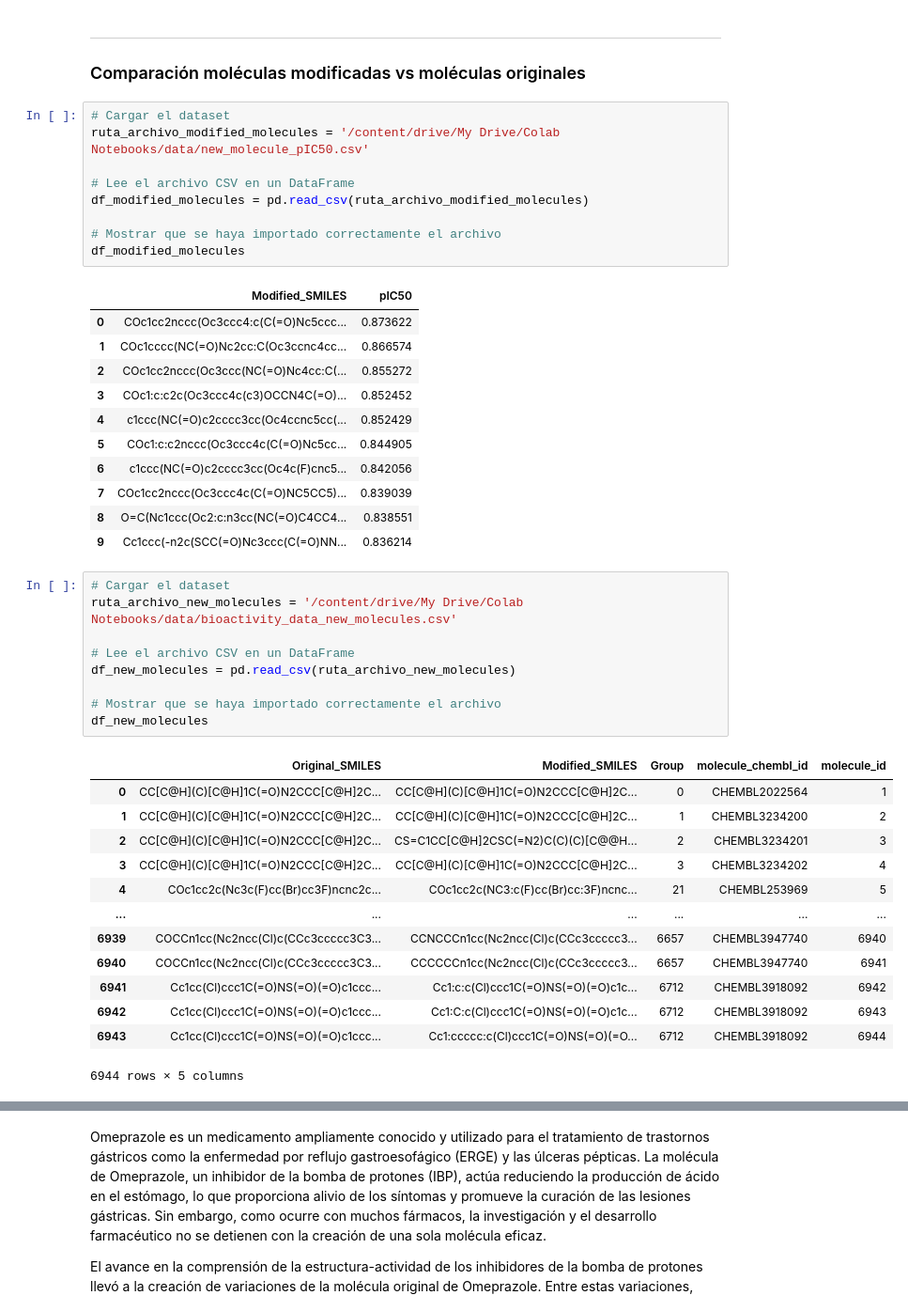
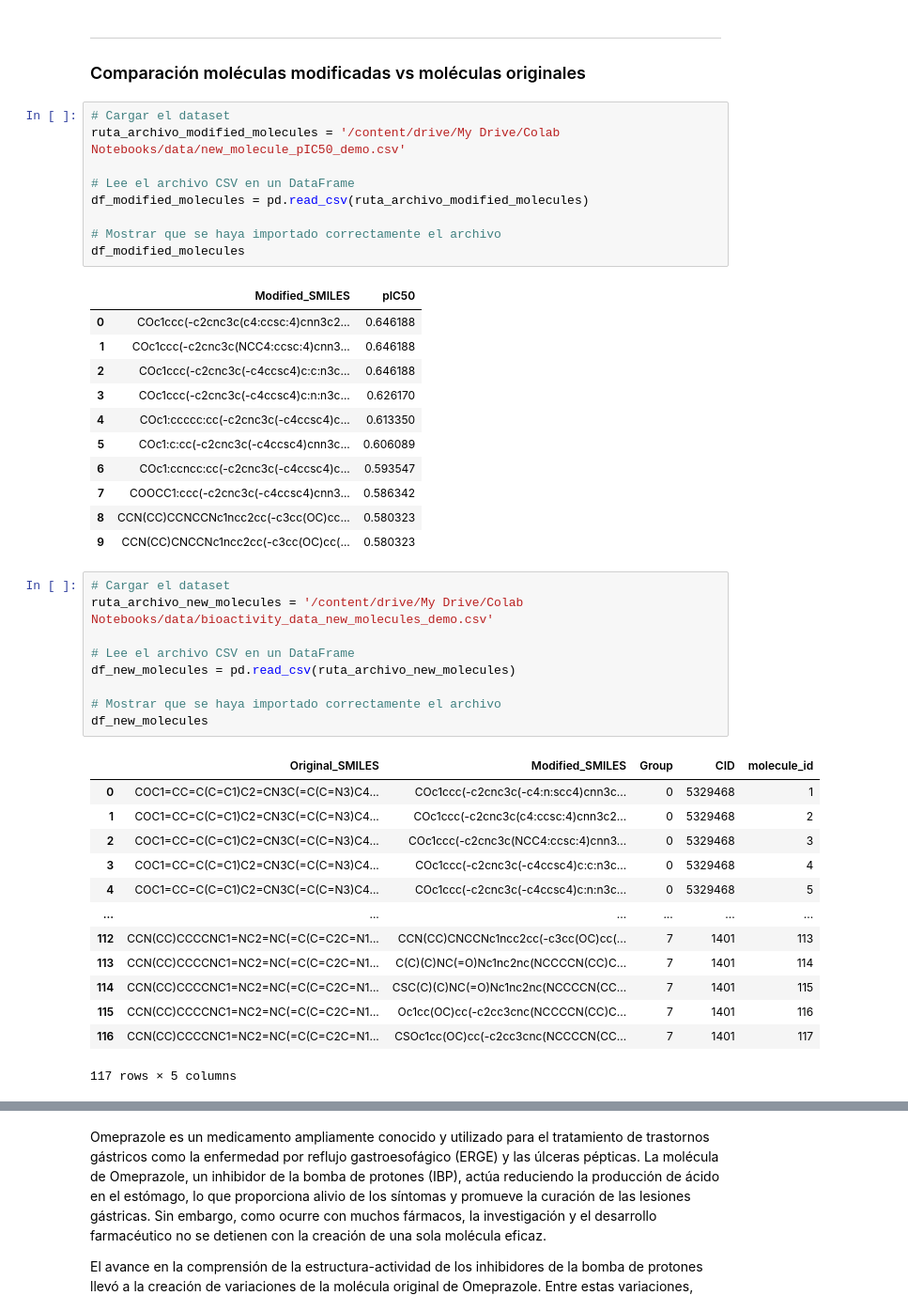
Before and after one commit to rromerov/Proyecto_Integrador, a Jupyter notebook: Demo/Demo.12.ipynb, the cells around one changed output, grey strips where cells are left out. Shown at 94% size. Cells and saved outputs as stored; diff of their text form.

```diff
--- a/Demo/Demo.12.ipynb
+++ b/Demo/Demo.12.ipynb
@@ -1506,7 +640,7 @@ updating: content/drive/My Drive/Colab Notebooks/data/new_molecule_pIC50.csv (de
 ### Comparación moléculas modificadas vs moléculas originales
 # %%
 # Cargar el dataset
-ruta_archivo_modified_molecules = '/content/drive/My Drive/Colab Notebooks/data/new_molecule_pIC50.csv'
+ruta_archivo_modified_molecules = '/content/drive/My Drive/Colab Notebooks/data/new_molecule_pIC50_demo.csv'
 
 # Lee el archivo CSV en un DataFrame
 df_modified_molecules = pd.read_csv(ruta_archivo_modified_molecules)
@@ -1515,39 +649,39 @@ df_modified_molecules = pd.read_csv(ruta_archivo_modified_molecules)
 df_modified_molecules
 # %% [output]
 |  | Modified_SMILES | pIC50 |
-| 0 | COc1cc2nccc(Oc3ccc4:c(C(=O)Nc5ccc... | 0.873622 |
-| 1 | COc1cccc(NC(=O)Nc2cc:C(Oc3ccnc4cc... | 0.866574 |
-| 2 | COc1cc2nccc(Oc3ccc(NC(=O)Nc4cc:C(... | 0.855272 |
-| 3 | COc1:c:c2c(Oc3ccc4c(c3)OCCN4C(=O)... | 0.852452 |
-| 4 | c1ccc(NC(=O)c2cccc3cc(Oc4ccnc5cc(... | 0.852429 |
-| 5 | COc1:c:c2nccc(Oc3ccc4c(C(=O)Nc5cc... | 0.844905 |
-| 6 | c1ccc(NC(=O)c2cccc3cc(Oc4c(F)cnc5... | 0.842056 |
-| 7 | COc1cc2nccc(Oc3ccc4c(C(=O)NC5CC5)... | 0.839039 |
-| 8 | O=C(Nc1ccc(Oc2:c:n3cc(NC(=O)C4CC4... | 0.838551 |
-| 9 | Cc1ccc(-n2c(SCC(=O)Nc3ccc(C(=O)NN... | 0.836214 |
+| 0 | COc1ccc(-c2cnc3c(c4:ccsc:4)cnn3c2... | 0.646188 |
+| 1 | COc1ccc(-c2cnc3c(NCC4:ccsc:4)cnn3... | 0.646188 |
+| 2 | COc1ccc(-c2cnc3c(-c4ccsc4)c:c:n3c... | 0.646188 |
+| 3 | COc1ccc(-c2cnc3c(-c4ccsc4)c:n:n3c... | 0.626170 |
+| 4 | COc1:ccccc:cc(-c2cnc3c(-c4ccsc4)c... | 0.613350 |
+| 5 | COc1:c:cc(-c2cnc3c(-c4ccsc4)cnn3c... | 0.606089 |
+| 6 | COc1:ccncc:cc(-c2cnc3c(-c4ccsc4)c... | 0.593547 |
+| 7 | COOCC1:ccc(-c2cnc3c(-c4ccsc4)cnn3... | 0.586342 |
+| 8 | CCN(CC)CCNCCNc1ncc2cc(-c3cc(OC)cc... | 0.580323 |
+| 9 | CCN(CC)CNCCNc1ncc2cc(-c3cc(OC)cc(... | 0.580323 |
 # %%
 # Cargar el dataset
-ruta_archivo_new_molecules = '/content/drive/My Drive/Colab Notebooks/data/bioactivity_data_new_molecules.csv'
+ruta_archivo_new_molecules = '/content/drive/My Drive/Colab Notebooks/data/bioactivity_data_new_molecules_demo.csv'
 
 # Lee el archivo CSV en un DataFrame
 df_new_molecules = pd.read_csv(ruta_archivo_new_molecules)
 
 # Mostrar que se haya importado correctamente el archivo
 df_new_molecules
 # %% [output]
-|  | Original_SMILES | Modified_SMILES | Group | molecule_chembl_id | molecule_id |
-| 0 | CC[C@H](C)[C@H]1C(=O)N2CCC[C@H]2C... | CC[C@H](C)[C@H]1C(=O)N2CCC[C@H]2C... | 0 | CHEMBL2022564 | 1 |
-| 1 | CC[C@H](C)[C@H]1C(=O)N2CCC[C@H]2C... | CC[C@H](C)[C@H]1C(=O)N2CCC[C@H]2C... | 1 | CHEMBL3234200 | 2 |
-| 2 | CC[C@H](C)[C@H]1C(=O)N2CCC[C@H]2C... | CS=C1CC[C@H]2CSC(=N2)C(C)(C)[C@@H... | 2 | CHEMBL3234201 | 3 |
-| 3 | CC[C@H](C)[C@H]1C(=O)N2CCC[C@H]2C... | CC[C@H](C)[C@H]1C(=O)N2CCC[C@H]2C... | 3 | CHEMBL3234202 | 4 |
-| 4 | COc1cc2c(Nc3c(F)cc(Br)cc3F)ncnc2c... | COc1cc2c(NC3:c(F)cc(Br)cc:3F)ncnc... | 21 | CHEMBL253969 | 5 |
+|  | Original_SMILES | Modified_SMILES | Group | CID | molecule_id |
+| 0 | COC1=CC=C(C=C1)C2=CN3C(=C(C=N3)C4... | COc1ccc(-c2cnc3c(-c4:n:scc4)cnn3c... | 0 | 5329468 | 1 |
+| 1 | COC1=CC=C(C=C1)C2=CN3C(=C(C=N3)C4... | COc1ccc(-c2cnc3c(c4:ccsc:4)cnn3c2... | 0 | 5329468 | 2 |
+| 2 | COC1=CC=C(C=C1)C2=CN3C(=C(C=N3)C4... | COc1ccc(-c2cnc3c(NCC4:ccsc:4)cnn3... | 0 | 5329468 | 3 |
+| 3 | COC1=CC=C(C=C1)C2=CN3C(=C(C=N3)C4... | COc1ccc(-c2cnc3c(-c4ccsc4)c:c:n3c... | 0 | 5329468 | 4 |
+| 4 | COC1=CC=C(C=C1)C2=CN3C(=C(C=N3)C4... | COc1ccc(-c2cnc3c(-c4ccsc4)c:n:n3c... | 0 | 5329468 | 5 |
 | ... | ... | ... | ... | ... | ... |
-| 6939 | COCCn1cc(Nc2ncc(Cl)c(CCc3ccccc3C3... | CCNCCCn1cc(Nc2ncc(Cl)c(CCc3ccccc3... | 6657 | CHEMBL3947740 | 6940 |
-| 6940 | COCCn1cc(Nc2ncc(Cl)c(CCc3ccccc3C3... | CCCCCCn1cc(Nc2ncc(Cl)c(CCc3ccccc3... | 6657 | CHEMBL3947740 | 6941 |
-| 6941 | Cc1cc(Cl)ccc1C(=O)NS(=O)(=O)c1ccc... | Cc1:c:c(Cl)ccc1C(=O)NS(=O)(=O)c1c... | 6712 | CHEMBL3918092 | 6942 |
-| 6942 | Cc1cc(Cl)ccc1C(=O)NS(=O)(=O)c1ccc... | Cc1:C:c(Cl)ccc1C(=O)NS(=O)(=O)c1c... | 6712 | CHEMBL3918092 | 6943 |
-| 6943 | Cc1cc(Cl)ccc1C(=O)NS(=O)(=O)c1ccc... | Cc1:ccccc:c(Cl)ccc1C(=O)NS(=O)(=O... | 6712 | CHEMBL3918092 | 6944 |
+| 112 | CCN(CC)CCCCNC1=NC2=NC(=C(C=C2C=N1... | CCN(CC)CNCCNc1ncc2cc(-c3cc(OC)cc(... | 7 | 1401 | 113 |
+| 113 | CCN(CC)CCCCNC1=NC2=NC(=C(C=C2C=N1... | C(C)(C)NC(=O)Nc1nc2nc(NCCCCN(CC)C... | 7 | 1401 | 114 |
+| 114 | CCN(CC)CCCCNC1=NC2=NC(=C(C=C2C=N1... | CSC(C)(C)NC(=O)Nc1nc2nc(NCCCCN(CC... | 7 | 1401 | 115 |
+| 115 | CCN(CC)CCCCNC1=NC2=NC(=C(C=C2C=N1... | Oc1cc(OC)cc(-c2cc3cnc(NCCCCN(CC)C... | 7 | 1401 | 116 |
+| 116 | CCN(CC)CCCCNC1=NC2=NC(=C(C=C2C=N1... | CSOc1cc(OC)cc(-c2cc3cnc(NCCCCN(CC... | 7 | 1401 | 117 |
-6944 rows × 5 columns
+117 rows × 5 columns
 # %%
 # Asegurarse de que ambos DataFrames tienen la columna 'Modified_SMILES' para realizar la fusión
 # Fusionar los DataFrames usando 'Modified_SMILES' como clave
```
Also changed, not shown: parts of 109 cells of this notebook.
